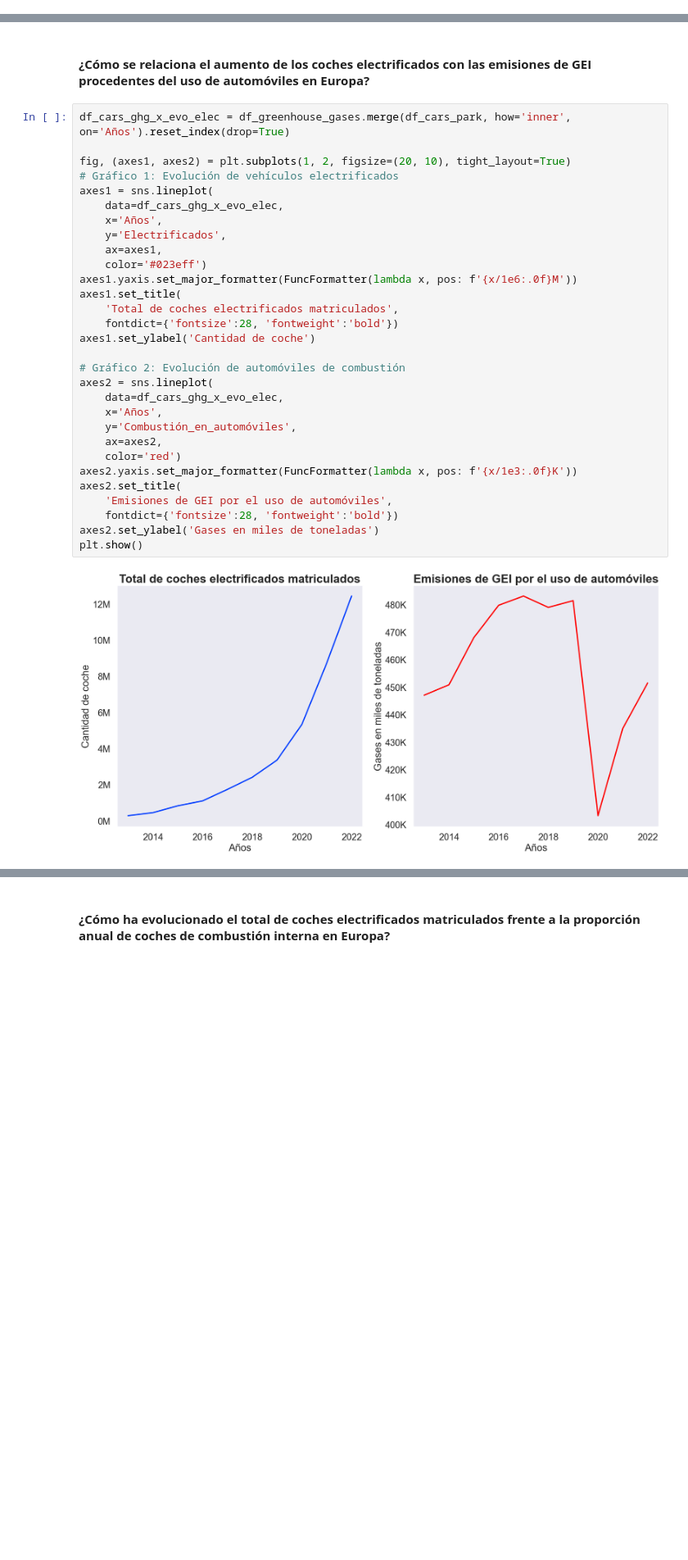
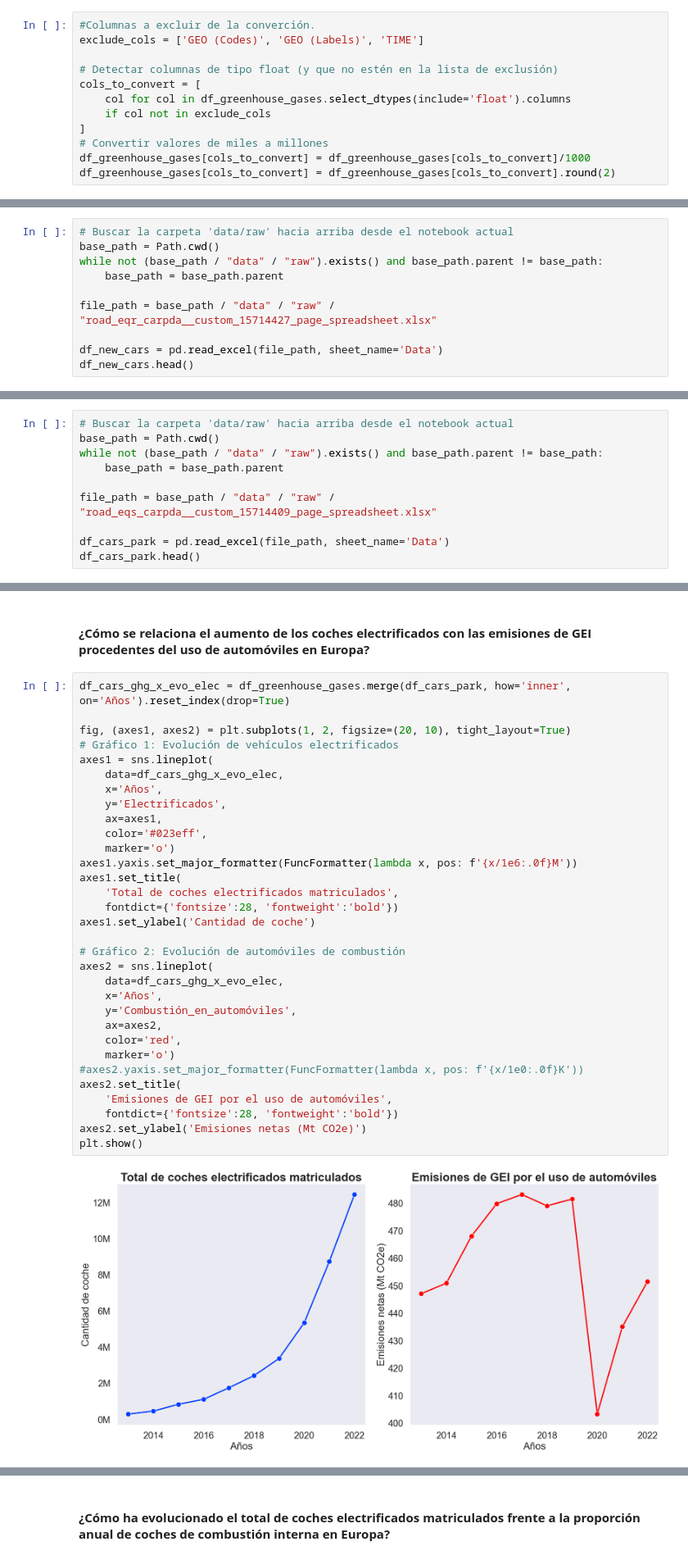
Before and after one commit to LoFloAb/Impacto_de_la_electrificaci-n_del_transporte_en_las_emisiones_de_GEI_en_Europa, a Jupyter notebook: notebooks/Analisis_impacto_electrificacion_transporte.ipynb, the cells around one changed output, grey strips where cells are left out. Shown at 82% size. Cells and saved outputs as stored; diff of their text form; blank space fills up the shorter version.

```diff
--- a/Analisis_impacto_coche_electrico.ipynb
+++ b/notebooks/Analisis_impacto_electrificacion_transporte.ipynb
@@ -198,0 +202,12 @@ En los siguientes bloques se realizarán tareas de limpieza, normalización y re
+# %%
+#Columnas a excluir de la converción.
+exclude_cols = ['GEO (Codes)', 'GEO (Labels)', 'TIME']
+
+# Detectar columnas de tipo float (y que no estén en la lista de exclusión)
+cols_to_convert = [
+    col for col in df_greenhouse_gases.select_dtypes(include='float').columns
+    if col not in exclude_cols
+]
+# Convertir valores de miles a millones
+df_greenhouse_gases[cols_to_convert] = df_greenhouse_gases[cols_to_convert]/1000
+df_greenhouse_gases[cols_to_convert] = df_greenhouse_gases[cols_to_convert].round(2)
@@ -603,0 +614,10 @@ df_new_cars.head()
+# %%
+# Buscar la carpeta 'data/raw' hacia arriba desde el notebook actual
+base_path = Path.cwd()
+while not (base_path / "data" / "raw").exists() and base_path.parent != base_path:
+    base_path = base_path.parent
+
+file_path = base_path / "data" / "raw" / "road_eqr_carpda__custom_15714427_page_spreadsheet.xlsx"
+
+df_new_cars = pd.read_excel(file_path, sheet_name='Data')
+df_new_cars.head()
@@ -1090,0 +1090,10 @@ df_cars_park.head()
+# %%
+# Buscar la carpeta 'data/raw' hacia arriba desde el notebook actual
+base_path = Path.cwd()
+while not (base_path / "data" / "raw").exists() and base_path.parent != base_path:
+    base_path = base_path.parent
+
+file_path = base_path / "data" / "raw" / "road_eqs_carpda__custom_15714409_page_spreadsheet.xlsx"
+
+df_cars_park = pd.read_excel(file_path, sheet_name='Data')
+df_cars_park.head()
@@ -1478,35 +1484,37 @@ En conjunto, el gráfico ilustra una transformación estructural del parque auto
 # %%
 df_cars_ghg_x_evo_elec = df_greenhouse_gases.merge(df_cars_park, how='inner', on='Años').reset_index(drop=True)
 
 fig, (axes1, axes2) = plt.subplots(1, 2, figsize=(20, 10), tight_layout=True)
 # Gráfico 1: Evolución de vehículos electrificados
 axes1 = sns.lineplot(
     data=df_cars_ghg_x_evo_elec,
     x='Años',
     y='Electrificados',
     ax=axes1,
-    color='#023eff')
+    color='#023eff',
+    marker='o')
 axes1.yaxis.set_major_formatter(FuncFormatter(lambda x, pos: f'{x/1e6:.0f}M'))
 axes1.set_title(
     'Total de coches electrificados matriculados',
     fontdict={'fontsize':28, 'fontweight':'bold'})
 axes1.set_ylabel('Cantidad de coche')
 
 # Gráfico 2: Evolución de automóviles de combustión
 axes2 = sns.lineplot(
     data=df_cars_ghg_x_evo_elec,
     x='Años',
     y='Combustión_en_automóviles',
     ax=axes2,
-    color='red')
-axes2.yaxis.set_major_formatter(FuncFormatter(lambda x, pos: f'{x/1e3:.0f}K'))
+    color='red',
+    marker='o')
+#axes2.yaxis.set_major_formatter(FuncFormatter(lambda x, pos: f'{x/1e0:.0f}K'))
 axes2.set_title(
     'Emisiones de GEI por el uso de automóviles',
     fontdict={'fontsize':28, 'fontweight':'bold'})
-axes2.set_ylabel('Gases en miles de toneladas')
+axes2.set_ylabel('Emisiones netas (Mt CO2e)')
 plt.show()
 # %% [output]
-[figure, old version]
+[figure, new version]
 # %% [markdown]
 El gráfico muestra una comparativa entre el total acumulado de los coches _electrificados_ en el parque automotor por año (izquierda) y las emisiones de gases de efecto invernadero derivadas del uso de automóviles (derecha).
 
```
Also changed, not shown: parts of 36 cells of this notebook, 11 other files.
